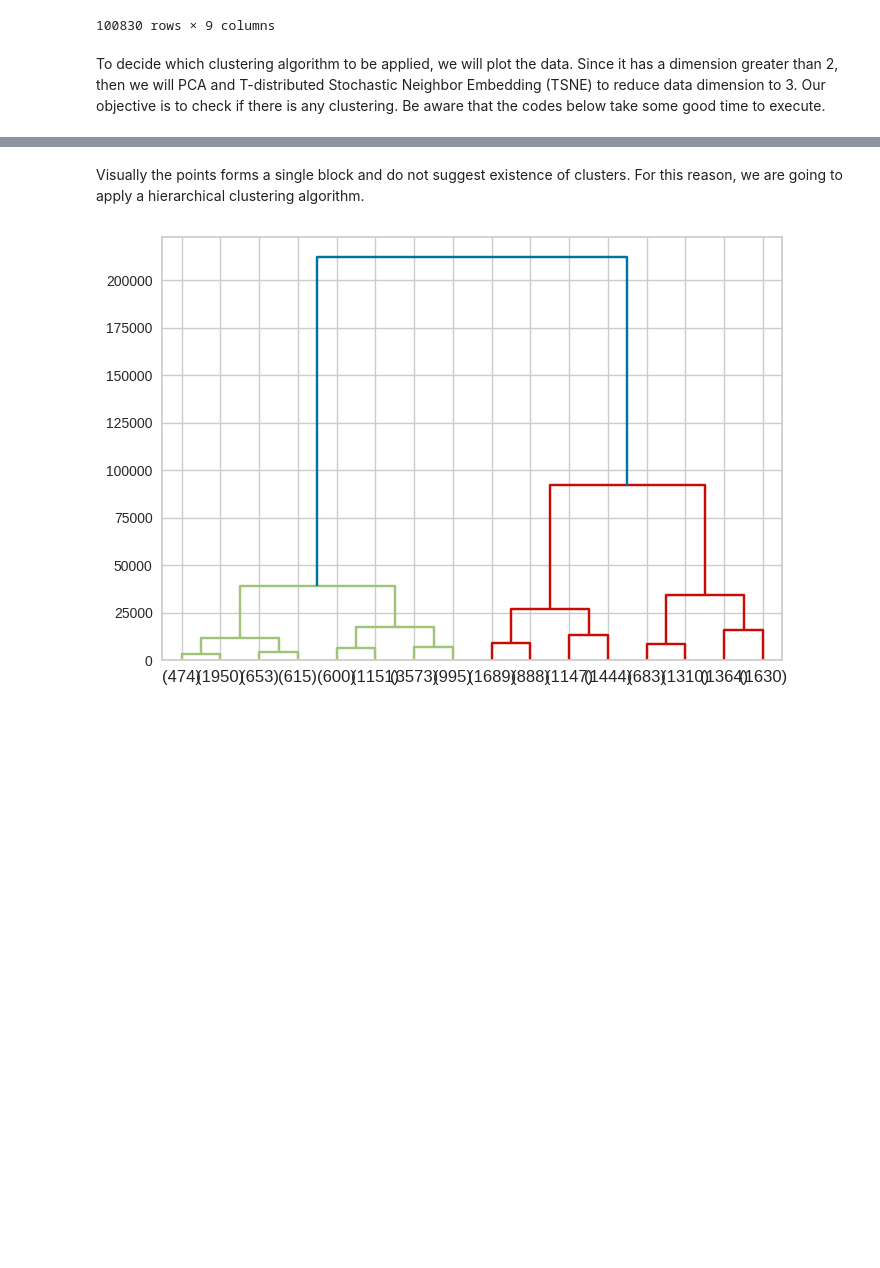
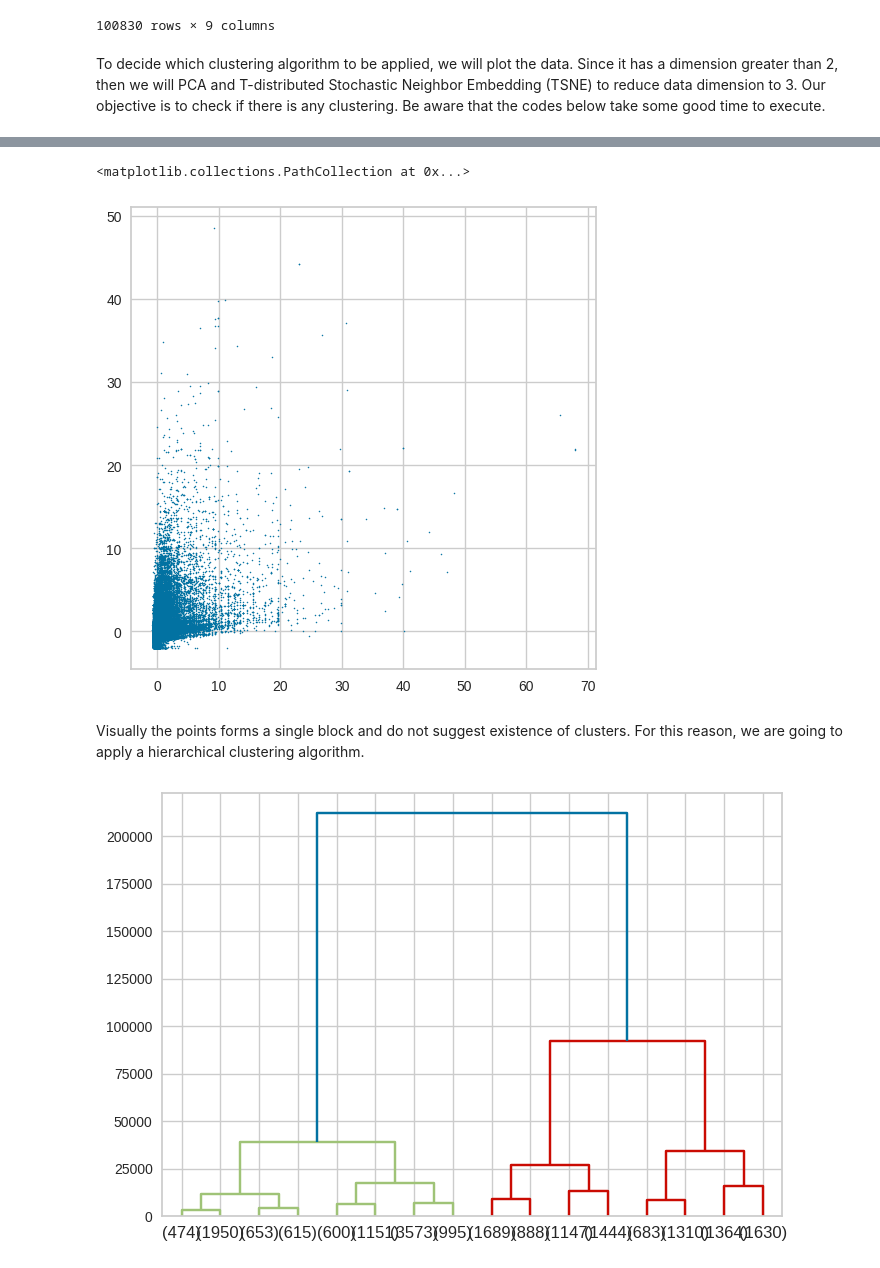
Before and after one commit to gasobral/data-science, a Jupyter notebook: client_segmentation/notebooks/02-characterize_customer.ipynb, the cells around one changed output, grey strips where cells are left out. Drawn from its saved outputs; the diff is of its cells as text; code cells hidden in the pictures; blank space fills up the shorter version.

```diff
--- a/client_segmentation/notebooks/02-characterize_customer.ipynb
+++ b/client_segmentation/notebooks/02-characterize_customer.ipynb
@@ -357,3 +374,28 @@ plt.show()
+# %%
+import pacmap
+import matplotlib.pyplot as plt
+
+embedding = pacmap.PaCMAP(
+    n_components=2,
+    n_neighbors=10,
+    MN_ratio=0.5,
+    FP_ratio=2.0
+)
+
+customer_data_pacmap = embedding.fit_transform(
+    customer_data_transformed,
+    init="pca"
+)
+
+fig, ax = plt.subplots(1, 1, figsize=(6, 6))
+ax.scatter(
+    customer_data_transformed[:, 0],
+    customer_data_transformed[:, 1],
+    s=0.6
+)
+# %% [output]
+<matplotlib.collections.PathCollection at 0x...>
+[figure, added]
 # %% [markdown]
 Visually the points forms a single block and do not suggest existence of
 clusters. For this reason, we are going to apply a hierarchical
```
Also changed, not shown: parts of 12 cells of this notebook, 1 other file.
